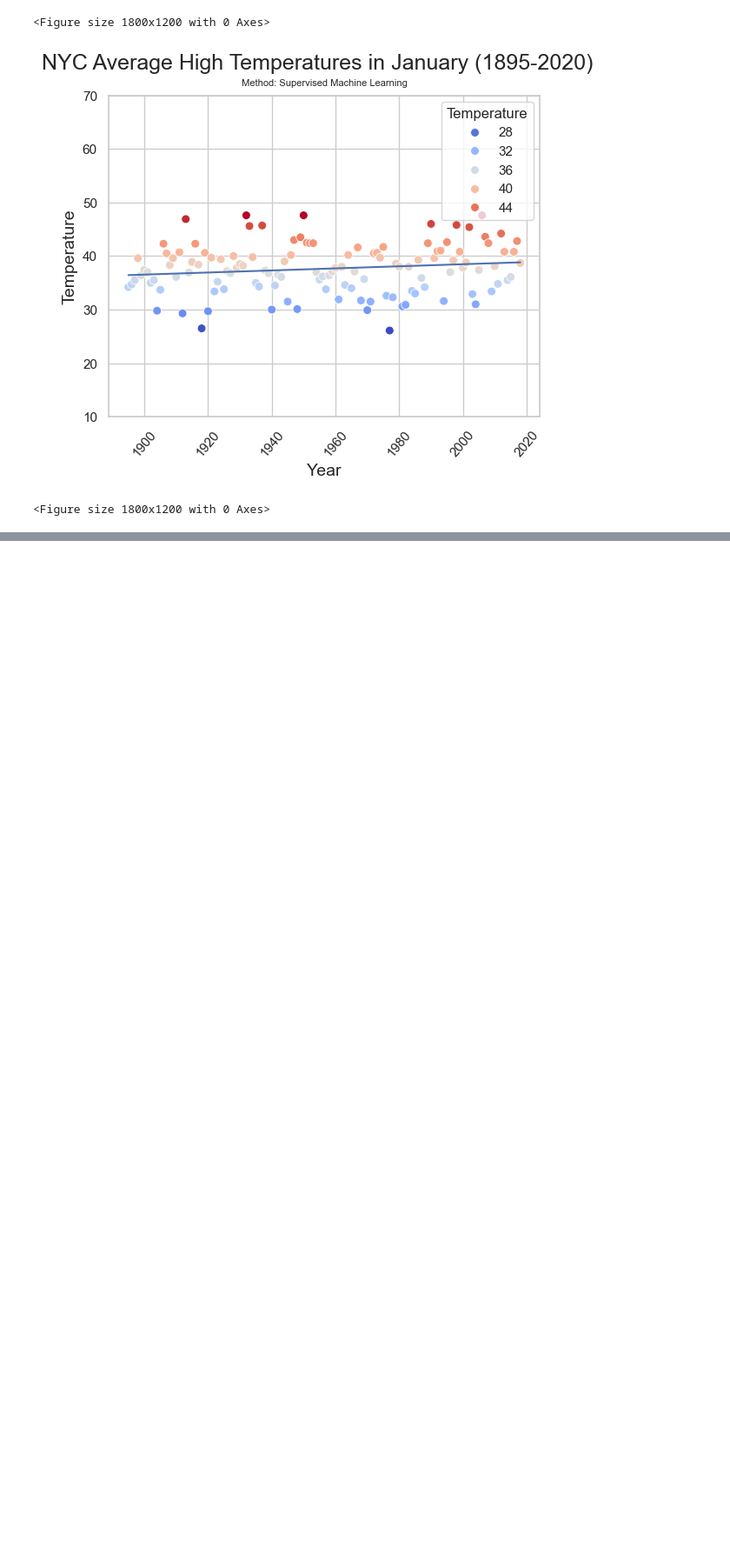
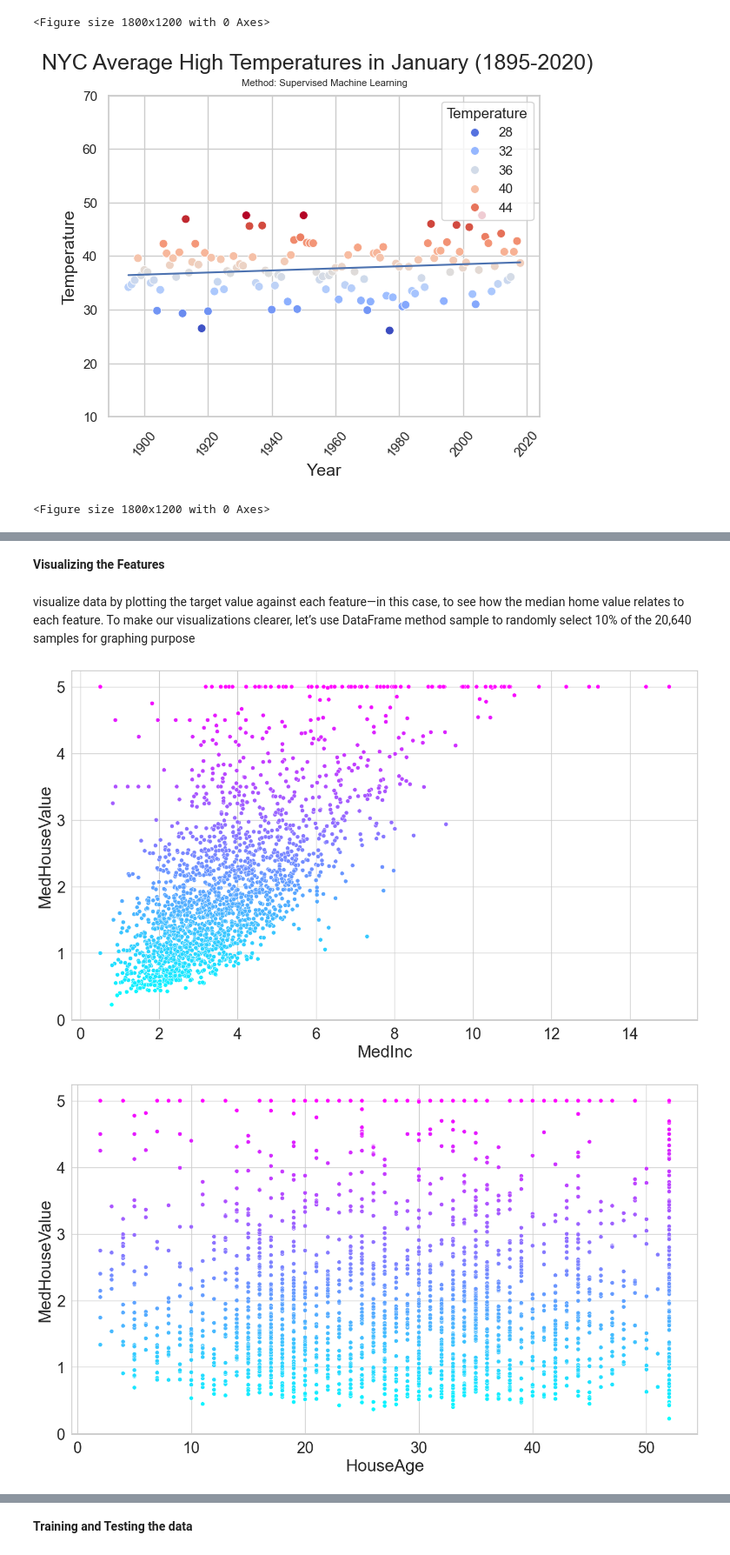
Before and after one commit to Priyankanaskar/Datafun-07-applied, a Jupyter notebook: priyanka_ml.ipynb, the cells around one changed output, grey strips where cells are left out. Shown at 87% size. Drawn from its saved outputs; the diff is of its cells as text; code cells hidden in the pictures; blank space fills up the shorter version.

```diff
--- a/priyanka_ml.ipynb
+++ b/priyanka_ml.ipynb
@@ -365,0 +523,9 @@ plt.figure(figsize=(18, 12))
+# %%
+#create a DataFrame from the Bunch’s data, target and feature_names arrays
+
+california_df = pd.DataFrame(california.data,
+columns=california.feature_names)
+# %%
+# adds a column for the median house values stored in california.target
+
+california_df['MedHouseValue'] = pd.Series(california.target)
@@ -365,0 +564,24 @@ plt.figure(figsize=(18, 12))
+# %% [markdown]
+**Visualizing the Features**
+# %% [markdown]
+visualize data by plotting the target value against each feature—in this case, to see how the median home value relates to each feature. To make our visualizations clearer, let’s use DataFrame method sample to randomly select 10% of the 20,640 samples for graphing purpose
+# %%
+sample_df = california_df.sample(frac=0.1, random_state=17)
+# %%
+# use Matplotlib and Seaborn to display scatter plots of each of the eight features
+
+import matplotlib.pyplot as plt
+
+import seaborn as sns
+
+sns.set(font_scale=2)
+sns.set_style('whitegrid')
+# %%
+for feature in california.feature_names:
+    plt.figure(figsize=(16, 9))
+    sns.scatterplot(data=sample_df, x=feature,
+        y='MedHouseValue', hue='MedHouseValue',
+        palette='cool', legend=False)
+# %% [output]
+[figure, added]
+[figure, added]
@@ -365,0 +594,2 @@ plt.figure(figsize=(18, 12))
+# %% [markdown]
+**Training and Testing the data**
```
Also changed, not shown: parts of 59 cells of this notebook.
